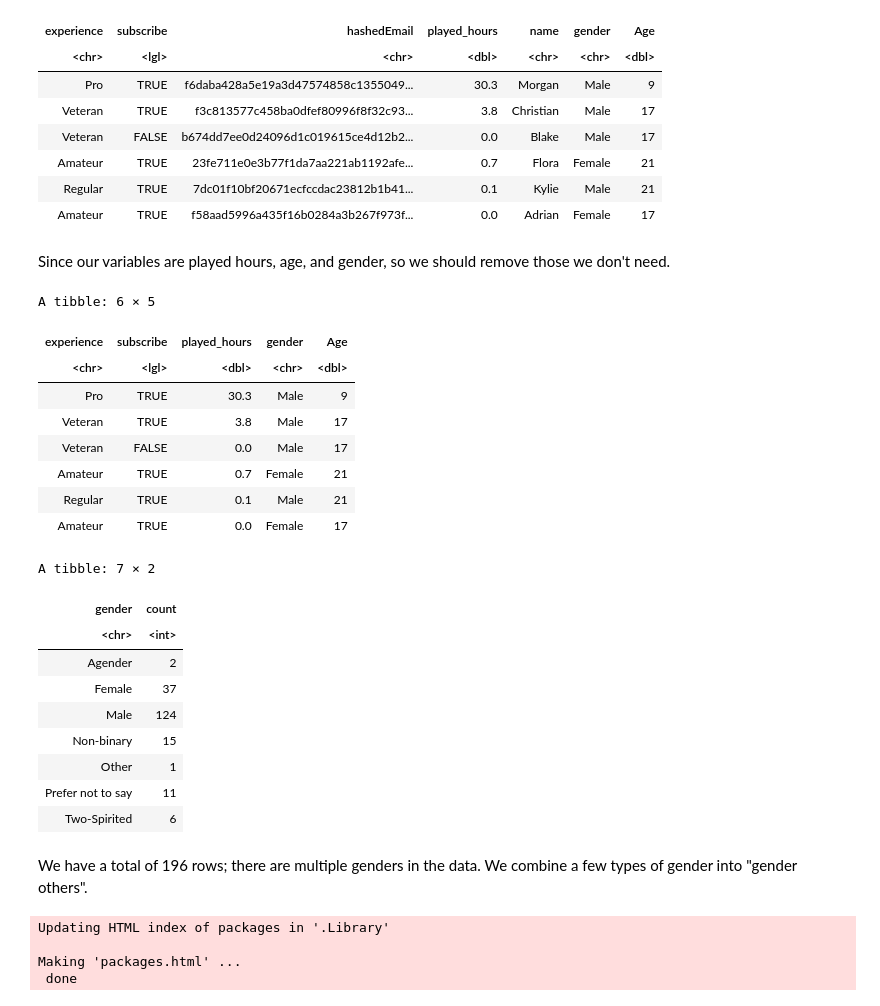
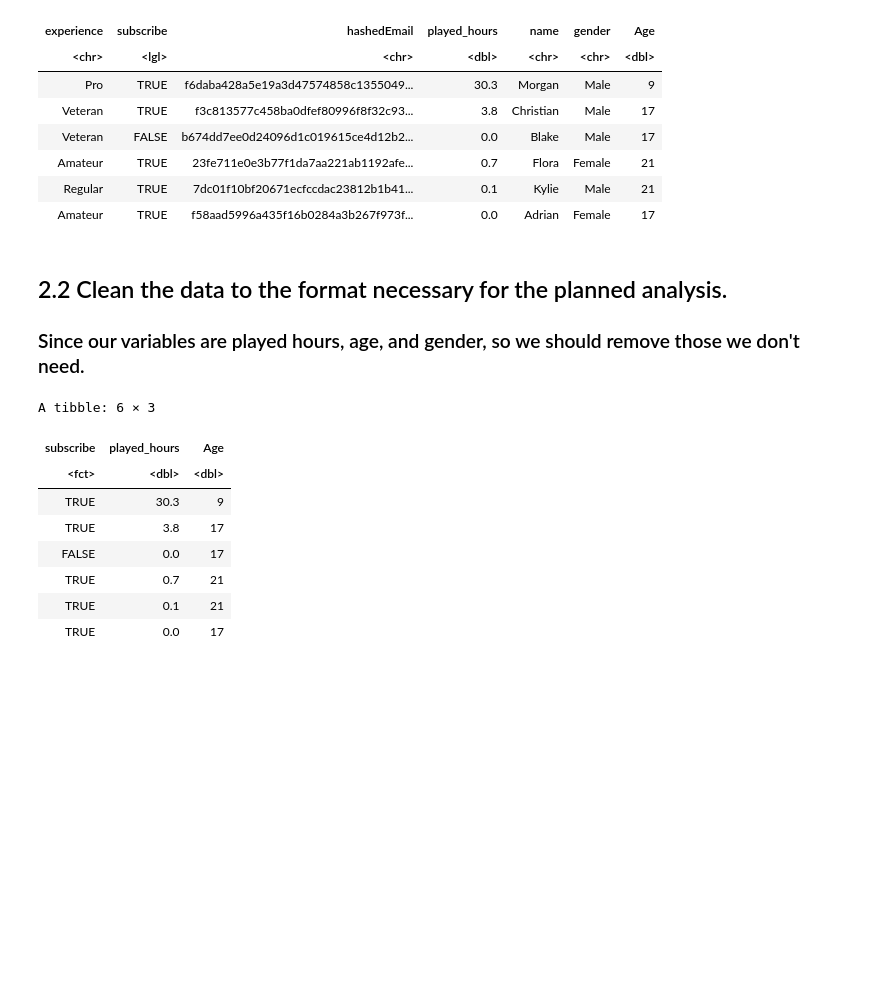
Before and after one commit to MayWei0503/dsci-100-project-template, a Jupyter notebook: project.ipynb, the cells around one changed output. Drawn from its saved outputs; the diff is of its cells as text; code cells hidden in the pictures; blank space fills up the shorter version.

Commit message:
choose age and played hours to predict

```diff
--- a/project.ipynb
+++ b/project.ipynb
@@ -48,45 +66,18 @@ A tibble: 6 × 7
 | Regular | TRUE | 7dc01f10bf20671ecfccdac23812b1b41... | 0.1 | Kylie | Male | 21 |
 | Amateur | TRUE | f58aad5996a435f16b0284a3b267f973f... | 0.0 | Adrian | Female | 17 |
 # %% [markdown]
-Since our variables are played hours, age, and gender, so we should remove those we don't need.
+## 2.2 Clean the data to the format necessary for the planned analysis.
+### Since our variables are played hours, age, and gender, so we should remove those we don't need.
 # %%
-clean_player <- select(player, -hashedEmail, -name)
+clean_player <- mutate(player,subscribe =as.factor(subscribe))|>select( -hashedEmail, -name, -experience, -gender)
 head(clean_player)
 # %% [output]
-A tibble: 6 × 5
+A tibble: 6 × 3
-| experience | subscribe | played_hours | gender | Age |
-| <chr> | <lgl> | <dbl> | <chr> | <dbl> |
-| Pro | TRUE | 30.3 | Male | 9 |
-| Veteran | TRUE | 3.8 | Male | 17 |
-| Veteran | FALSE | 0.0 | Male | 17 |
-| Amateur | TRUE | 0.7 | Female | 21 |
-| Regular | TRUE | 0.1 | Male | 21 |
-| Amateur | TRUE | 0.0 | Female | 17 |
+| subscribe | played_hours | Age |
+| <fct> | <dbl> | <dbl> |
+| TRUE | 30.3 | 9 |
+| TRUE | 3.8 | 17 |
+| FALSE | 0.0 | 17 |
+| TRUE | 0.7 | 21 |
+| TRUE | 0.1 | 21 |
+| TRUE | 0.0 | 17 |
-# %%
-gender <- clean_player |>
-  group_by(gender) |>
-  summarize(count = n())
-
-gender
-# %% [output]
-A tibble: 7 × 2
-| gender | count |
-| <chr> | <int> |
-| Agender | 2 |
-| Female | 37 |
-| Male | 124 |
-| Non-binary | 15 |
-| Other | 1 |
-| Prefer not to say | 11 |
-| Two-Spirited | 6 |
-# %% [markdown]
-We have a total of 196 rows; there are multiple genders in the data. We combine a few types of gender into "gender others".
-# %%
-install.packages("mltools")
-library(mltools)
-library(data.table)
-# %% [output]
-Updating HTML index of packages in '.Library'
-
-Making 'packages.html' ...
- done
```
Also changed, not shown: parts of 16 cells of this notebook.
